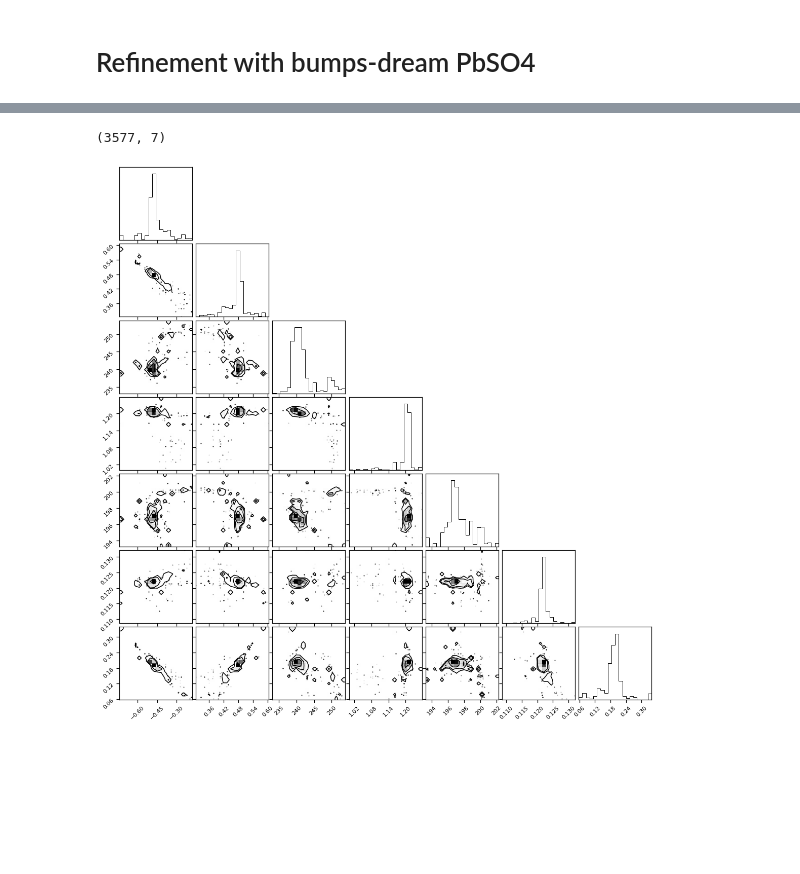
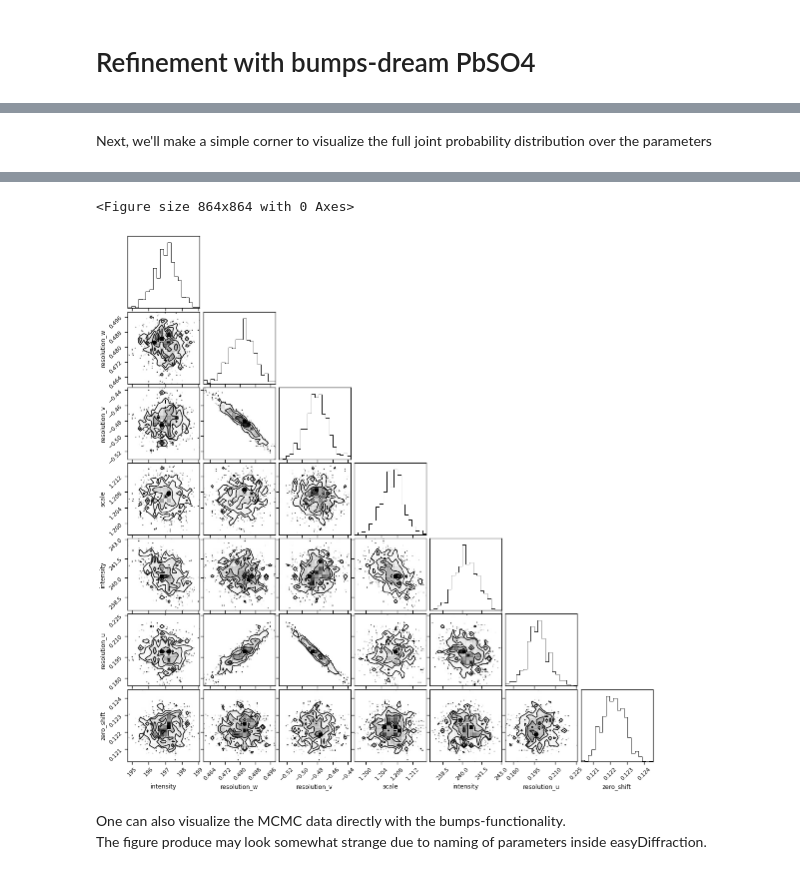
Before and after one commit to EasyScience/EasyDiffractionLibDocs, a Jupyter notebook: content/tutorials/advanced/refinement_bumps_dream.ipynb, the cells around one changed output, grey strips where cells are left out. Cells and saved outputs as stored; diff of their text form; code cells hidden in the pictures; blank space fills up the shorter version.

```diff
--- a/content/tutorials/advanced/refinement_bumps_dream.ipynb
+++ b/content/tutorials/advanced/refinement_bumps_dream.ipynb
@@ -53,4 +61,0 @@ print(meas_x.shape, meas_y.shape)
-# %%
-# setup interface to CrysFML and job
-calculator = Calculator(interface_name='CrysPy')
-job = Job(phases=phases, interface=calculator)
@@ -100,0 +106,3 @@ Initial parameters
+# %%
+n_parameters = len(job.get_fit_parameters())
+print(f'Number of parameters: {n_parameters}')
@@ -172,30 +216,16 @@ Refined RMSE: 46.473155516401725
 # %%
-# extract MCMC-results
 from bumps.dream.stats import var_stats
 
-steps, samples, logp = result.engine_result.state.chains()
+# extract MCMC-data
 state = result.engine_result.state
+steps, samples, logp = state.chains()
 
-
-# analyze
+# collect the best parameters and their uncertainties
 params = state.best()[0]
-n_parameters = len(params)
-
 draw = state.draw()
 vstats = var_stats(draw)
 stderrs = np.array([(v.p68[1] - v.p68[0]) / 2 for v in vstats], 'd')
 
-
-names = ['scale', 'zero_shift', 'resolution_u', 'resolution_v', 'resolution_w', 'intensity', 'intensity']
-
-
-def print_all_params(names, values, errs):
-    for n, v, e in zip(names, values, errs):
-        print(f'{n:15} {v:12.5f} , err {e:8.5f}')
-
-print_all_params(names, params, stderrs)
-
-
-samples = samples[:, :, :]
-samples_flat = samples.reshape(-1, n_parameters)
+for n, v, e in zip(bumps_parameter_names, params, stderrs):
+    print(f'{n:15} {v:12.5f} , err {e:8.5f}')
 # %% [output]
@@ -225,6 +261,18 @@ for i in range(samples.shape[2]):
+# %% [markdown]
+Next, we'll make a simple corner to visualize the full joint probability distribution over the parameters
 # %%
 import corner
-corner.corner(samples_flat);
 
-samples_flat.shape
+n_throw_away = 500  # if we need to throw away more equilibration steps
+
+# flatten samples array
+samples = samples[:, :, :]
+print('samples shape', samples.shape)
+samples_flat = samples[n_throw_away:, :, :].reshape(-1, n_parameters)
+print('samples_flat shape', samples_flat.shape)
+
+# corner plot
+fig = plt.figure(figsize=(12, 12))
+corner.corner(samples_flat, labels=bumps_parameter_names)
+fig.tight_layout()
 # %% [output]
@@ -233,5 +281,8 @@ WARNING:root:Too few points to create valid contours
-(3577, 7)
+<Figure size 864x864 with 0 Axes>
-[figure, old version]
+[figure, new version]
+# %% [markdown]
+One can also visualize the MCMC data directly with the bumps-functionality.
+The figure produce may look somewhat strange due to naming of parameters inside easyDiffraction.
 # %%
 state.show()
 # %% [output]
```
Also changed, not shown: parts of 26 cells of this notebook.
